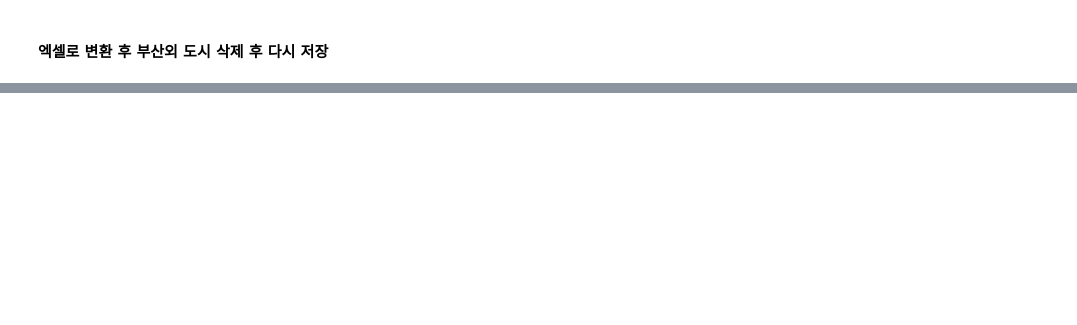
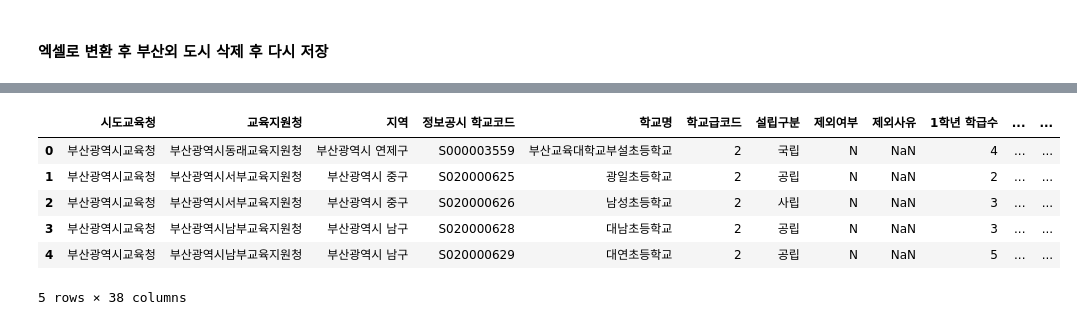
Before and after one commit to hugoMGSung/works-need-it-data-analysis, a Jupyter notebook: hugo-personal-project-2024/hg02-elementaryschools-analysis.ipynb, the cells around one changed output, grey strips where cells are left out. Saved outputs shown, nothing was run; the diff lists cells and outputs as text; code cells hidden in the pictures; blank space fills up the shorter version.

```diff
--- a/hugo-personal-project-2024/hg02-elementaryschools-analysis.ipynb
+++ b/hugo-personal-project-2024/hg02-elementaryschools-analysis.ipynb
@@ -138,0 +134,11 @@ df_origin
+# %%
+df_busan = pd.read_csv('./2024_busan_elementry_stat.csv')
+df_busan.head()
+# %% [output]
+|  | 시도교육청 | 교육지원청 | 지역 | 정보공시 학교코드 | 학교명 | 학교급코드 | 설립구분 | 제외여부 | 제외사유 | 1학년 학급수 | ... | ... |
+| 0 | 부산광역시교육청 | 부산광역시동래교육지원청 | 부산광역시 연제구 | S000003559 | 부산교육대학교부설초등학교 | 2 | 국립 | N | NaN | 4 | ... | ... |
+| 1 | 부산광역시교육청 | 부산광역시서부교육지원청 | 부산광역시 중구 | S020000625 | 광일초등학교 | 2 | 공립 | N | NaN | 2 | ... | ... |
+| 2 | 부산광역시교육청 | 부산광역시서부교육지원청 | 부산광역시 중구 | S020000626 | 남성초등학교 | 2 | 사립 | N | NaN | 3 | ... | ... |
+| 3 | 부산광역시교육청 | 부산광역시남부교육지원청 | 부산광역시 남구 | S020000628 | 대남초등학교 | 2 | 공립 | N | NaN | 3 | ... | ... |
+| 4 | 부산광역시교육청 | 부산광역시남부교육지원청 | 부산광역시 남구 | S020000629 | 대연초등학교 | 2 | 공립 | N | NaN | 5 | ... | ... |
+5 rows × 38 columns
```
Also changed, not shown: parts of 30 cells of this notebook, 7 other files.
